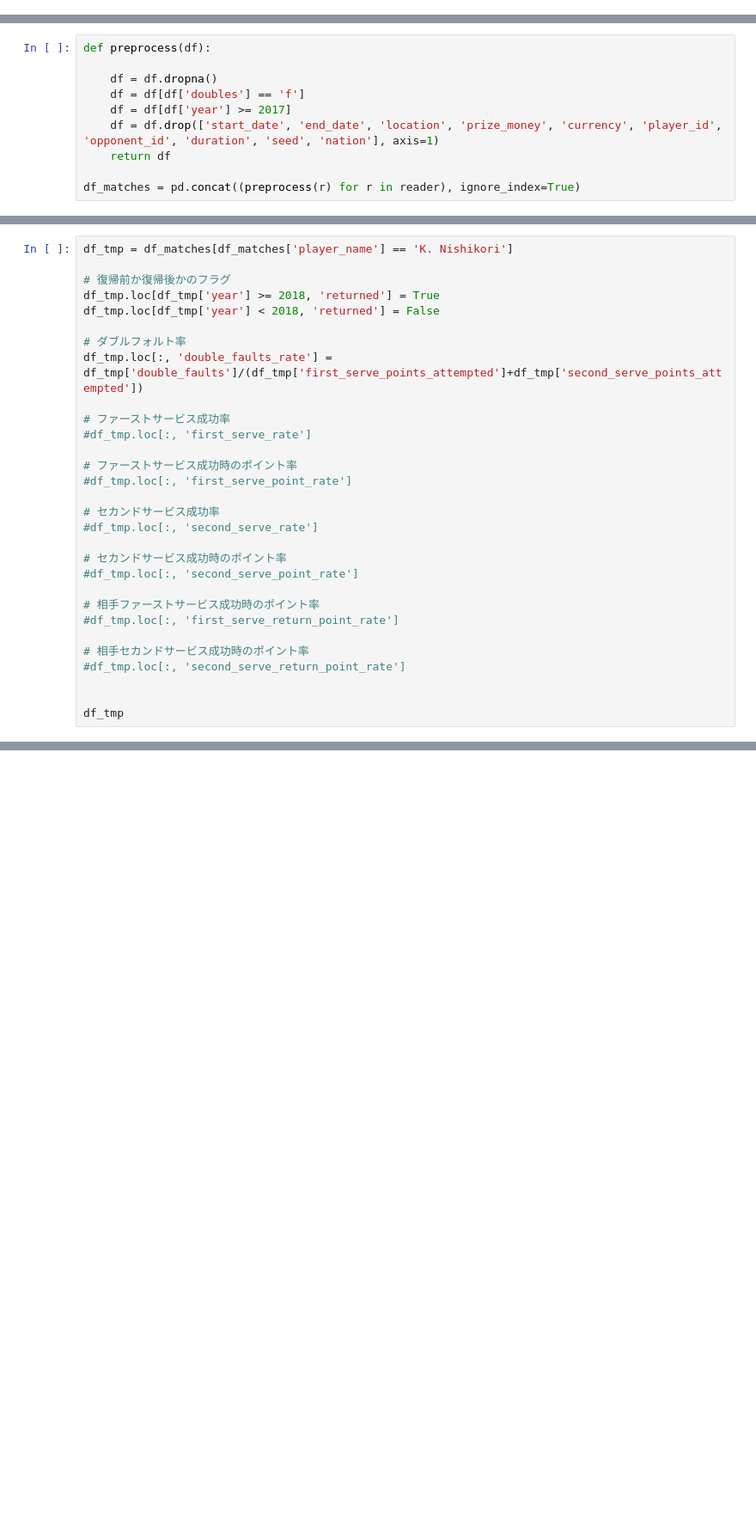
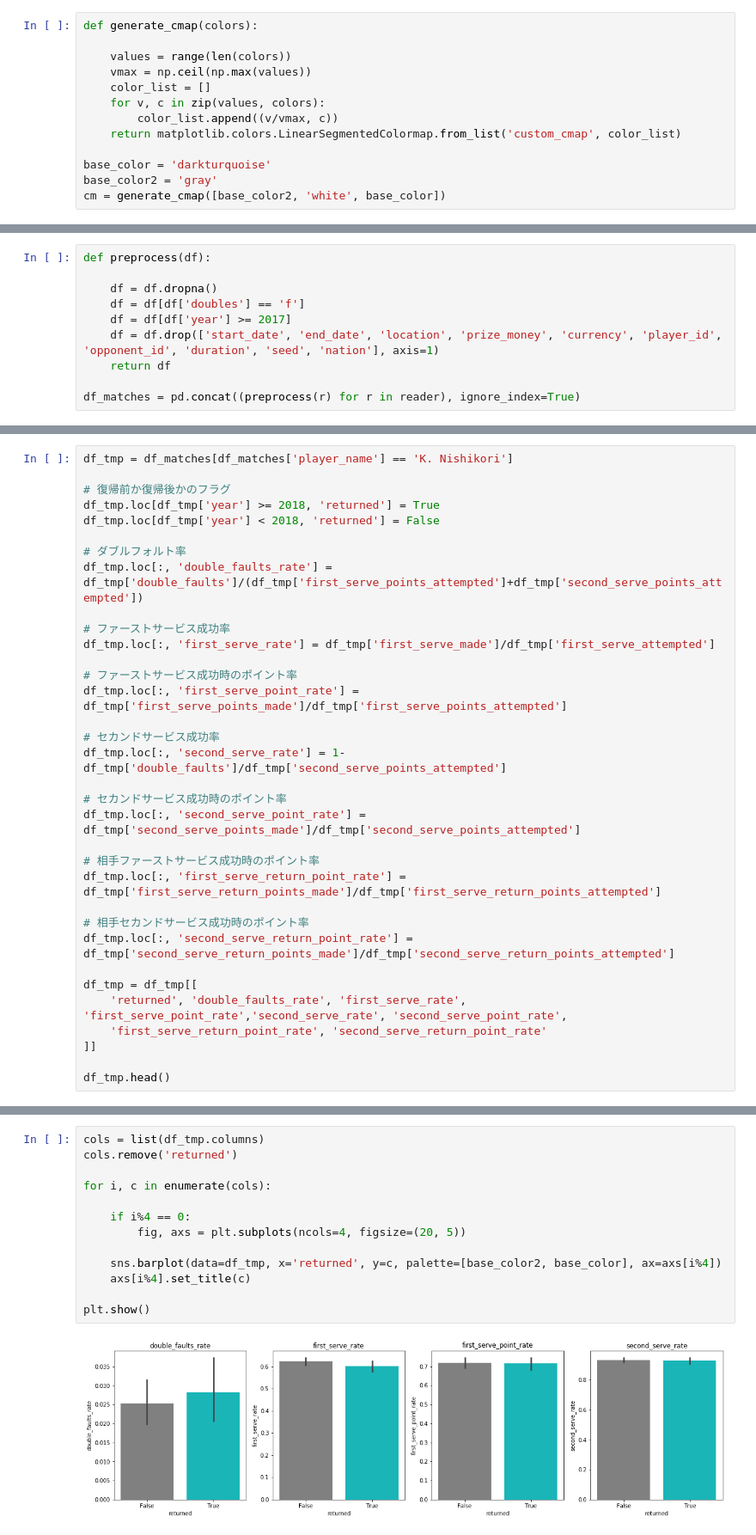
Before and after one commit to Gin04gh/datascience, a Jupyter notebook: kaggle_dataset_large_tennis_dataset_for_atp_itf_betting/analysis_returned_kei.ipynb, the cells around one changed output, grey strips where cells are left out. Shown at 86% size. Drawn from its saved outputs; the diff is of its cells as text; blank space fills up the shorter version.

Commit message:
update analysis_returned_kei

```diff
--- a/kaggle_dataset_large_tennis_dataset_for_atp_itf_betting/analysis_returned_kei.ipynb
+++ b/kaggle_dataset_large_tennis_dataset_for_atp_itf_betting/analysis_returned_kei.ipynb
@@ -6,6 +7,19 @@ import matplotlib.pylab as plt
 
 import warnings
 warnings.filterwarnings('ignore')
+# %%
+def generate_cmap(colors):
+
+    values = range(len(colors))
+    vmax = np.ceil(np.max(values))
+    color_list = []
+    for v, c in zip(values, colors):
+        color_list.append((v/vmax, c))
+    return matplotlib.colors.LinearSegmentedColormap.from_list('custom_cmap', color_list)
+
+base_color = 'darkturquoise'
+base_color2 = 'gray'
+cm = generate_cmap([base_color2, 'white', base_color])
 # %%
 reader = pd.read_csv('./data/all_matches.csv', chunksize=100)
 # %%
@@ -40,22 +56,26 @@ df_tmp.loc[df_tmp['year'] < 2018, 'returned'] = False
 df_tmp.loc[:, 'double_faults_rate'] = df_tmp['double_faults']/(df_tmp['first_serve_points_attempted']+df_tmp['second_serve_points_attempted'])
 
 # ファーストサービス成功率
-#df_tmp.loc[:, 'first_serve_rate']
+df_tmp.loc[:, 'first_serve_rate'] = df_tmp['first_serve_made']/df_tmp['first_serve_attempted']
 
 # ファーストサービス成功時のポイント率
-#df_tmp.loc[:, 'first_serve_point_rate']
+df_tmp.loc[:, 'first_serve_point_rate'] = df_tmp['first_serve_points_made']/df_tmp['first_serve_points_attempted']
 
 # セカンドサービス成功率
-#df_tmp.loc[:, 'second_serve_rate']
+df_tmp.loc[:, 'second_serve_rate'] = 1-df_tmp['double_faults']/df_tmp['second_serve_points_attempted']
 
 # セカンドサービス成功時のポイント率
-#df_tmp.loc[:, 'second_serve_point_rate']
+df_tmp.loc[:, 'second_serve_point_rate'] = df_tmp['second_serve_points_made']/df_tmp['second_serve_points_attempted']
 
 # 相手ファーストサービス成功時のポイント率
-#df_tmp.loc[:, 'first_serve_return_point_rate']
+df_tmp.loc[:, 'first_serve_return_point_rate'] = df_tmp['first_serve_return_points_made']/df_tmp['first_serve_return_points_attempted']
 
 # 相手セカンドサービス成功時のポイント率
-#df_tmp.loc[:, 'second_serve_return_point_rate']
+df_tmp.loc[:, 'second_serve_return_point_rate'] = df_tmp['second_serve_return_points_made']/df_tmp['second_serve_return_points_attempted']
 
+df_tmp = df_tmp[[
+    'returned', 'double_faults_rate', 'first_serve_rate', 'first_serve_point_rate','second_serve_rate', 'second_serve_point_rate',
+    'first_serve_return_point_rate', 'second_serve_return_point_rate'
+]]
 
-df_tmp
+df_tmp.head()
@@ -61,0 +93,15 @@ df_tmp
+# %%
+cols = list(df_tmp.columns)
+cols.remove('returned')
+
+for i, c in enumerate(cols):
+
+    if i%4 == 0:
+        fig, axs = plt.subplots(ncols=4, figsize=(20, 5))
+
+    sns.barplot(data=df_tmp, x='returned', y=c, palette=[base_color2, base_color], ax=axs[i%4])
+    axs[i%4].set_title(c)
+
+plt.show()
+# %% [output]
+[figure, added]
```
Also changed, not shown: parts of 5 cells of this notebook.
